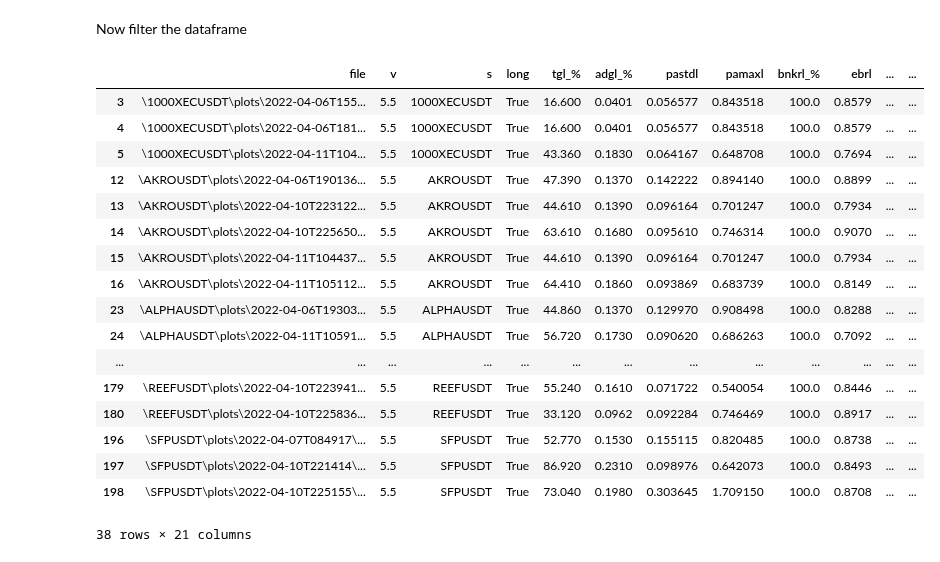
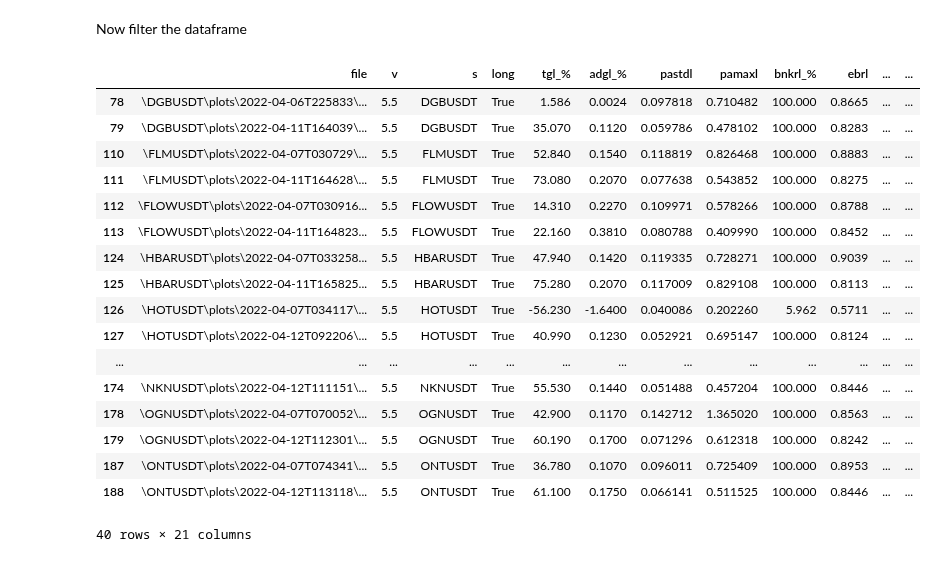
Before and after one commit to shroukkhan/passivbot, a Jupyter notebook: analyze_result.ipynb, the cells around one changed output. Cells and saved outputs as stored; diff of their text form; code cells hidden in the pictures.

```diff
--- a/analyze_result.ipynb
+++ b/analyze_result.ipynb
@@ -180,53 +180,57 @@ Now filter the dataframe
 #                    "BTSUSDT", "DGBUSDT", "DEFIUSDT"]
 
 allowed_symbols = [
     #"OMG","DUSK","GTC"
     # "LRC",
     # "--------------------------",
     # "SNX", "RSR",
     # "--------------------------",
     # "CELO", "ROSE", "OCEAN","SXP","DENT"
-    "SFP","ENS","DODO","AKRO","REEF","NEO",
-    "----------------------------------------",
-    "1000XEC","AKRO","ALPHA","ANKR","BAKE","BAND","BEL","BTS","C98","COMP",
+    # "SFP","ENS","DODO","AKRO","REEF","NEO",
+    # "----------------------------------------",
+    # "1000XEC","AKRO","ALPHA","ANKR","BAKE","BAND","BEL","BTS","C98","COMP",
+    "-----------------------------------",
+    "DGB","DOGO","FLM","FLOW","HBAR",
+    "-----------------------------------",
+    "HOT","ICX","IOST","IOTA","KAVA","KLAY","LINA","LIT","MKR","MTL","NEO","NKN","OGN","ONT"
 ]
 allowed_symbols = [s + "USDT" for s in allowed_symbols]
 big_data['adgt_%'] = big_data['adgl_%'] + big_data['adgs_%']
 df = big_data[(big_data.s.isin(allowed_symbols))
     #& (big_data['long'] == True)
     #& (big_data['adgl_%'] > 0.04)
     #& (big_data['short'] == True)
     #& (big_data['adgt_%'] > 0.1)
     #& (big_data['bnkrl_%'] > 95.0)
     #& (big_data['bnkrs_%'] > 95.0)
     #& (big_data['ebrs'] > .85)
     #& (big_data['ebrl'] > .85)
     #& (big_data['v'] == '5.5')
 
     # & (big_data['tg_%'] > 10)
     # & (big_data['ebr'] > .85)
 ]
 #df['total_adg'] = big_data['adgl_%'] + big_data['adgs_%']
 df
 # %% [output]
 |  | file | v | s | long | tgl_% | adgl_% | pastdl | pamaxl | bnkrl_% | ebrl | ... | ... |
-| 3 | \1000XECUSDT\plots\2022-04-06T155... | 5.5 | 1000XECUSDT | True | 16.600 | 0.0401 | 0.056577 | 0.843518 | 100.0 | 0.8579 | ... | ... |
-| 4 | \1000XECUSDT\plots\2022-04-06T181... | 5.5 | 1000XECUSDT | True | 16.600 | 0.0401 | 0.056577 | 0.843518 | 100.0 | 0.8579 | ... | ... |
-| 5 | \1000XECUSDT\plots\2022-04-11T104... | 5.5 | 1000XECUSDT | True | 43.360 | 0.1830 | 0.064167 | 0.648708 | 100.0 | 0.7694 | ... | ... |
-| 12 | \AKROUSDT\plots\2022-04-06T190136... | 5.5 | AKROUSDT | True | 47.390 | 0.1370 | 0.142222 | 0.894140 | 100.0 | 0.8899 | ... | ... |
-| 13 | \AKROUSDT\plots\2022-04-10T223122... | 5.5 | AKROUSDT | True | 44.610 | 0.1390 | 0.096164 | 0.701247 | 100.0 | 0.7934 | ... | ... |
-| 14 | \AKROUSDT\plots\2022-04-10T225650... | 5.5 | AKROUSDT | True | 63.610 | 0.1680 | 0.095610 | 0.746314 | 100.0 | 0.9070 | ... | ... |
-| 15 | \AKROUSDT\plots\2022-04-11T104437... | 5.5 | AKROUSDT | True | 44.610 | 0.1390 | 0.096164 | 0.701247 | 100.0 | 0.7934 | ... | ... |
-| 16 | \AKROUSDT\plots\2022-04-11T105112... | 5.5 | AKROUSDT | True | 64.410 | 0.1860 | 0.093869 | 0.683739 | 100.0 | 0.8149 | ... | ... |
-| 23 | \ALPHAUSDT\plots\2022-04-06T19303... | 5.5 | ALPHAUSDT | True | 44.860 | 0.1370 | 0.129970 | 0.908498 | 100.0 | 0.8288 | ... | ... |
-| 24 | \ALPHAUSDT\plots\2022-04-11T10591... | 5.5 | ALPHAUSDT | True | 56.720 | 0.1730 | 0.090620 | 0.686263 | 100.0 | 0.7092 | ... | ... |
+| 78 | \DGBUSDT\plots\2022-04-06T225833\... | 5.5 | DGBUSDT | True | 1.586 | 0.0024 | 0.097818 | 0.710482 | 100.000 | 0.8665 | ... | ... |
+| 79 | \DGBUSDT\plots\2022-04-11T164039\... | 5.5 | DGBUSDT | True | 35.070 | 0.1120 | 0.059786 | 0.478102 | 100.000 | 0.8283 | ... | ... |
+| 110 | \FLMUSDT\plots\2022-04-07T030729\... | 5.5 | FLMUSDT | True | 52.840 | 0.1540 | 0.118819 | 0.826468 | 100.000 | 0.8883 | ... | ... |
+| 111 | \FLMUSDT\plots\2022-04-11T164628\... | 5.5 | FLMUSDT | True | 73.080 | 0.2070 | 0.077638 | 0.543852 | 100.000 | 0.8275 | ... | ... |
+| 112 | \FLOWUSDT\plots\2022-04-07T030916... | 5.5 | FLOWUSDT | True | 14.310 | 0.2270 | 0.109971 | 0.578266 | 100.000 | 0.8788 | ... | ... |
+| 113 | \FLOWUSDT\plots\2022-04-11T164823... | 5.5 | FLOWUSDT | True | 22.160 | 0.3810 | 0.080788 | 0.409990 | 100.000 | 0.8452 | ... | ... |
+| 124 | \HBARUSDT\plots\2022-04-07T033258... | 5.5 | HBARUSDT | True | 47.940 | 0.1420 | 0.119335 | 0.728271 | 100.000 | 0.9039 | ... | ... |
+| 125 | \HBARUSDT\plots\2022-04-11T165825... | 5.5 | HBARUSDT | True | 75.280 | 0.2070 | 0.117009 | 0.829108 | 100.000 | 0.8113 | ... | ... |
+| 126 | \HOTUSDT\plots\2022-04-07T034117\... | 5.5 | HOTUSDT | True | -56.230 | -1.6400 | 0.040086 | 0.202260 | 5.962 | 0.5711 | ... | ... |
+| 127 | \HOTUSDT\plots\2022-04-12T092206\... | 5.5 | HOTUSDT | True | 40.990 | 0.1230 | 0.052921 | 0.695147 | 100.000 | 0.8124 | ... | ... |
 | ... | ... | ... | ... | ... | ... | ... | ... | ... | ... | ... | ... | ... |
-| 179 | \REEFUSDT\plots\2022-04-10T223941... | 5.5 | REEFUSDT | True | 55.240 | 0.1610 | 0.071722 | 0.540054 | 100.0 | 0.8446 | ... | ... |
-| 180 | \REEFUSDT\plots\2022-04-10T225836... | 5.5 | REEFUSDT | True | 33.120 | 0.0962 | 0.092284 | 0.746469 | 100.0 | 0.8917 | ... | ... |
-| 196 | \SFPUSDT\plots\2022-04-07T084917\... | 5.5 | SFPUSDT | True | 52.770 | 0.1530 | 0.155115 | 0.820485 | 100.0 | 0.8738 | ... | ... |
-| 197 | \SFPUSDT\plots\2022-04-10T221414\... | 5.5 | SFPUSDT | True | 86.920 | 0.2310 | 0.098976 | 0.642073 | 100.0 | 0.8493 | ... | ... |
-| 198 | \SFPUSDT\plots\2022-04-10T225155\... | 5.5 | SFPUSDT | True | 73.040 | 0.1980 | 0.303645 | 1.709150 | 100.0 | 0.8708 | ... | ... |
+| 174 | \NKNUSDT\plots\2022-04-12T111151\... | 5.5 | NKNUSDT | True | 55.530 | 0.1440 | 0.051488 | 0.457204 | 100.000 | 0.8446 | ... | ... |
+| 178 | \OGNUSDT\plots\2022-04-07T070052\... | 5.5 | OGNUSDT | True | 42.900 | 0.1170 | 0.142712 | 1.365020 | 100.000 | 0.8563 | ... | ... |
+| 179 | \OGNUSDT\plots\2022-04-12T112301\... | 5.5 | OGNUSDT | True | 60.190 | 0.1700 | 0.071296 | 0.612318 | 100.000 | 0.8242 | ... | ... |
+| 187 | \ONTUSDT\plots\2022-04-07T074341\... | 5.5 | ONTUSDT | True | 36.780 | 0.1070 | 0.096011 | 0.725409 | 100.000 | 0.8953 | ... | ... |
+| 188 | \ONTUSDT\plots\2022-04-12T113118\... | 5.5 | ONTUSDT | True | 61.100 | 0.1750 | 0.066141 | 0.511525 | 100.000 | 0.8446 | ... | ... |
-38 rows × 21 columns
+40 rows × 21 columns
 # %%
 df.drop_duplicates(
     subset=['s', 'prod', 'tgl_%', 'tgs_%', 'adgl_%', 'adgs_%', 'adgt_%', 'bnkrl_%', 'bnkrs_%', 'ebrl', 'ebrs', 'long',
```
Also changed, not shown: parts of 2 cells of this notebook, 21 other files.
